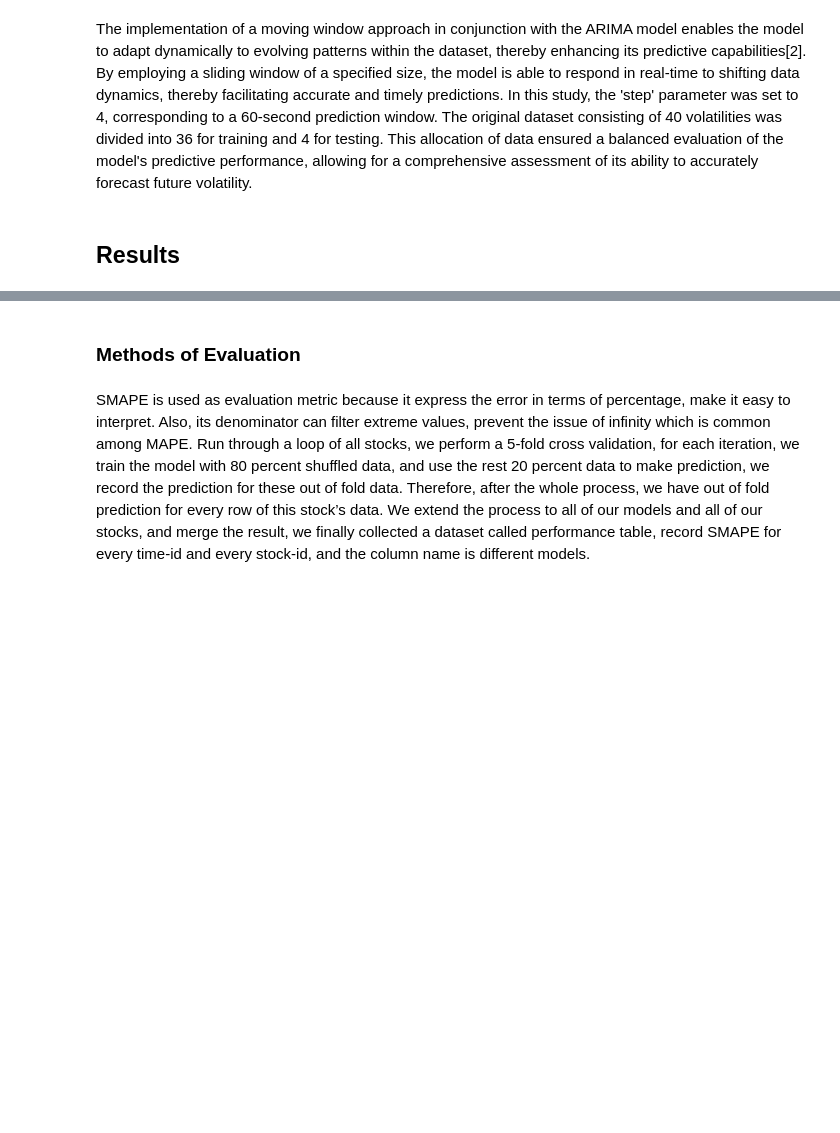
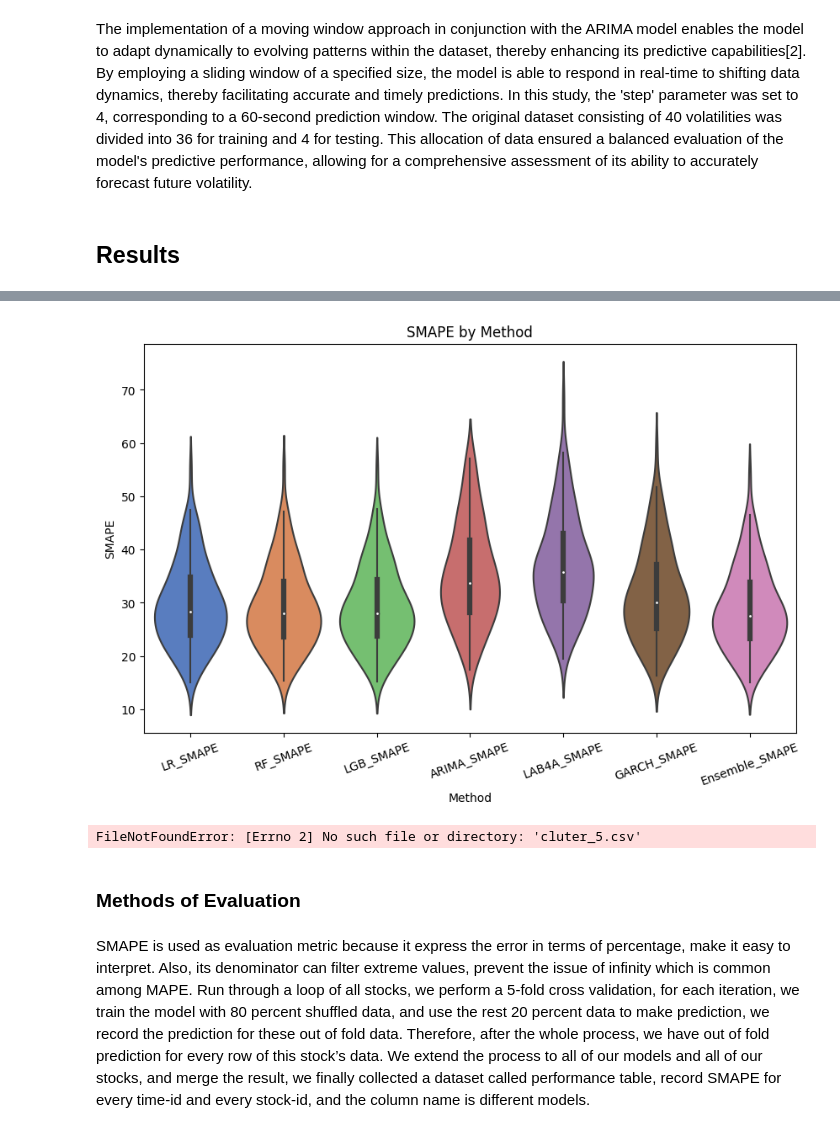
Before and after one commit to jmia2431/Optiver_Project, a Jupyter notebook: final-report copy.ipynb, the cells around one changed output, grey strips where cells are left out. Drawn from its saved outputs; the diff is of its cells as text; code cells hidden in the pictures; blank space fills up the shorter version.

```diff
--- a/final-report copy.ipynb
+++ b/final-report copy.ipynb
@@ -112,3 +146,64 @@ The implementation of a moving window approach in conjunction with the ARIMA mod
+# %%
+
+
+# Read the data
+table = pd.read_csv('performance_table.csv')
+
+# Group by 'stock_id' and calculate the mean of each SMAPE column
+grouped = table.groupby('stock_id').agg({
+    'LR_SMAPE': 'mean',
+    'RF_SMAPE': 'mean',
+    'LGB_SMAPE': 'mean',
+    'ARIMA_SMAPE': 'mean',
+    'LAB4A_SMAPE': 'mean',
+    'GARCH_SMAPE': 'mean',
+    'Ensemble_SMAPE': 'mean'
+}).reset_index()
+
+# Melt the dataframe to long format for plotting
+grouped_long = pd.melt(grouped, id_vars=['stock_id'],
+                       value_vars=['LR_SMAPE', 'RF_SMAPE', 'LGB_SMAPE', 'ARIMA_SMAPE', 'LAB4A_SMAPE', 'GARCH_SMAPE', 'Ensemble_SMAPE'],
+                       var_name='method', value_name='SMAPE')
+
+# Plotting with seaborn
+plt.figure(figsize=(10, 6))
+sns.violinplot(x='method', y='SMAPE', data=grouped_long, palette='muted')
+plt.xticks(rotation=20)
+plt.title('SMAPE by Method')
+plt.xlabel('Method')
+plt.ylabel('SMAPE')
+plt.show()
+
+# Read another dataset
+cluster_df = pd.read_csv("cluter_5.csv")
+
+# Rename columns
+cluster_df.columns = ["Average_Price_Change", "LR_SMAPE", "GARCH_SMAPE", "RF_SMAPE", "LGB_SMAPE", "ARIMA_SMAPE", "BASELINE_LR_SMAPE", "Ensemble_SMAPE"]
+
+# Categorizing 'Average_Price_Change'
+breaks = [-np.inf, 200, 250, 350, 450, np.inf]
+labels = ["Low(136)", "Medium Low(215)", "Medium(299)", "Medium High(390)", "High(490)"]
+cluster_df['Category'] = pd.cut(cluster_df['Average_Price_Change'], bins=breaks, labels=labels, right=False)
+
+# Drop the 'ENSEMBLE_SMAPE' column
+cluster_df = cluster_df.drop(columns='ENSEMBLE_SMAPE')
+
+# Reshape the data to long format, excluding 'ENSEMBLE_SMAPE'
+long_data = pd.melt(cluster_df, id_vars=['Category'], value_vars=['LR_SMAPE', 'GARCH_SMAPE', 'RF_SMAPE', 'LGB_SMAPE', 'ARIMA_SMAPE', 'BASELINE_LR_SMAPE'],
+                    var_name='SMAPE_Type', value_name='SMAPE_Value')
+
+# Plotting a multi-bar chart
+plt.figure(figsize=(12, 8))
+sns.barplot(x='Category', y='SMAPE_Value', hue='SMAPE_Type', data=long_data, palette='deep')
+plt.title('SMAPE Values by Category')
+plt.xlabel('Cluster by Price Change')
+plt.ylabel('Mean SMAPE Value')
+plt.xticks(rotation=45)
+plt.legend(title='SMAPE Types', loc='upper right', bbox_to_anchor=(1.25, 1))
+plt.show()
+# %% [output]
+[figure, added]
+FileNotFoundError: [Errno 2] No such file or directory: 'cluter_5.csv'
 # %% [markdown]
 ### Methods of Evaluation
 # %% [markdown]
```
Also changed, not shown: parts of 4 cells of this notebook.
